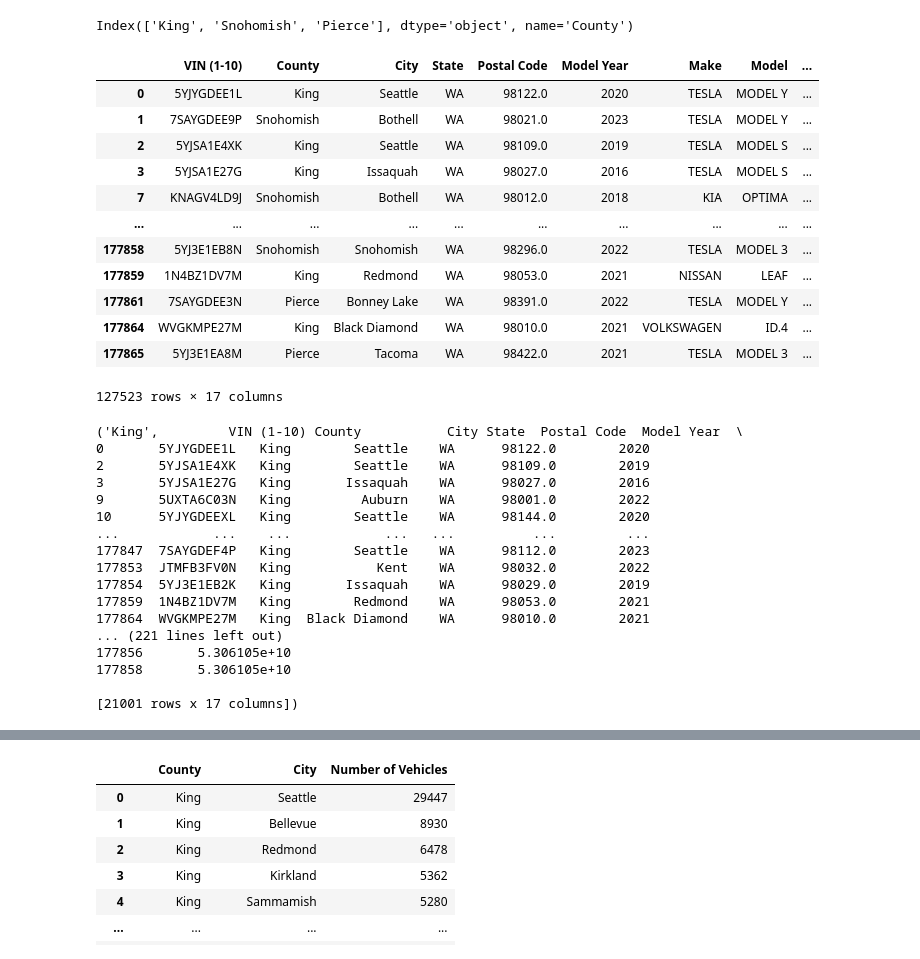
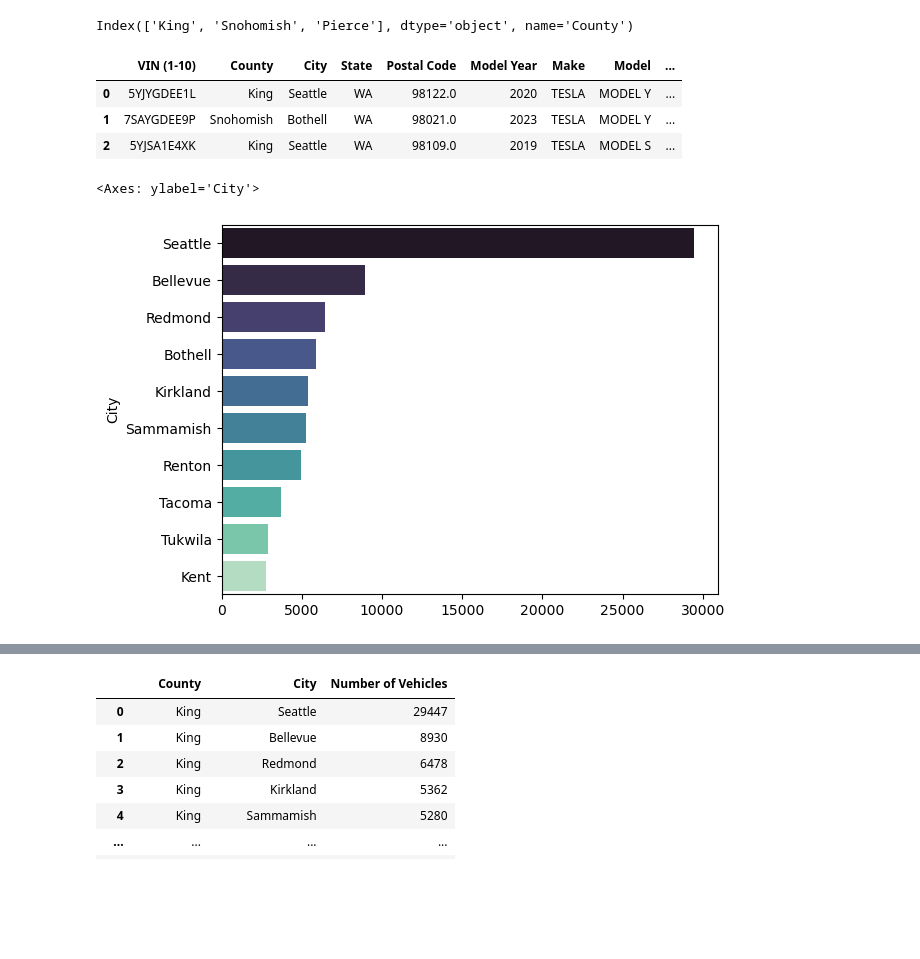
Before and after one commit to divya-manirajan/ExampleDataAnalysis, a Jupyter notebook: Practice.ipynb, the cells around one changed output, grey strips where cells are left out. Cells and saved outputs as stored; diff of their text form; code cells hidden in the pictures; blank space fills up the shorter version.

Commit message:
Updated with City/County

```diff
--- a/Practice.ipynb
+++ b/Practice.ipynb
@@ -197,40 +197,17 @@ top_counties
 Index(['King', 'Snohomish', 'Pierce'], dtype='object', name='County')
 # %%
 top_counties_data = ev_data[ev_data['County'].isin(top_counties)]
-top_counties_data
+top_counties_data.head(3)
 # %% [output]
 |  | VIN (1-10) | County | City | State | Postal Code | Model Year | Make | Model | ... |
 | 0 | 5YJYGDEE1L | King | Seattle | WA | 98122.0 | 2020 | TESLA | MODEL Y | ... |
 | 1 | 7SAYGDEE9P | Snohomish | Bothell | WA | 98021.0 | 2023 | TESLA | MODEL Y | ... |
 | 2 | 5YJSA1E4XK | King | Seattle | WA | 98109.0 | 2019 | TESLA | MODEL S | ... |
-| 3 | 5YJSA1E27G | King | Issaquah | WA | 98027.0 | 2016 | TESLA | MODEL S | ... |
-| 7 | KNAGV4LD9J | Snohomish | Bothell | WA | 98012.0 | 2018 | KIA | OPTIMA | ... |
-| ... | ... | ... | ... | ... | ... | ... | ... | ... | ... |
-| 177858 | 5YJ3E1EB8N | Snohomish | Snohomish | WA | 98296.0 | 2022 | TESLA | MODEL 3 | ... |
-| 177859 | 1N4BZ1DV7M | King | Redmond | WA | 98053.0 | 2021 | NISSAN | LEAF | ... |
-| 177861 | 7SAYGDEE3N | Pierce | Bonney Lake | WA | 98391.0 | 2022 | TESLA | MODEL Y | ... |
-| 177864 | WVGKMPE27M | King | Black Diamond | WA | 98010.0 | 2021 | VOLKSWAGEN | ID.4 | ... |
-| 177865 | 5YJ3E1EA8M | Pierce | Tacoma | WA | 98422.0 | 2021 | TESLA | MODEL 3 | ... |
-127523 rows × 17 columns
 # %%
-test = top_counties_data.groupby('County')
-for row in test:
-    print(row)
+test = top_counties_data['City'].value_counts()
+test = test.head(10)
+test
+sns.barplot(x=test.values, y=test.index, palette="mako")
 # %% [output]
-('King',         VIN (1-10) County           City State  Postal Code  Model Year  \
-0       5YJYGDEE1L   King        Seattle    WA      98122.0        2020
-2       5YJSA1E4XK   King        Seattle    WA      98109.0        2019
-3       5YJSA1E27G   King       Issaquah    WA      98027.0        2016
-9       5UXTA6C03N   King         Auburn    WA      98001.0        2022
-10      5YJYGDEEXL   King        Seattle    WA      98144.0        2020
-...            ...    ...            ...   ...          ...         ...
-177847  7SAYGDEF4P   King        Seattle    WA      98112.0        2023
-177853  JTMFB3FV0N   King           Kent    WA      98032.0        2022
-177854  5YJ3E1EB2K   King       Issaquah    WA      98029.0        2019
-177859  1N4BZ1DV7M   King        Redmond    WA      98053.0        2021
-177864  WVGKMPE27M   King  Black Diamond    WA      98010.0        2021
-... (221 lines left out)
-177856       5.306105e+10
-177858       5.306105e+10
-
-[21001 rows x 17 columns])
+<Axes: ylabel='City'>
+[figure, added]
```
Also changed, not shown: parts of 1 cell of this notebook, 1 other file.
